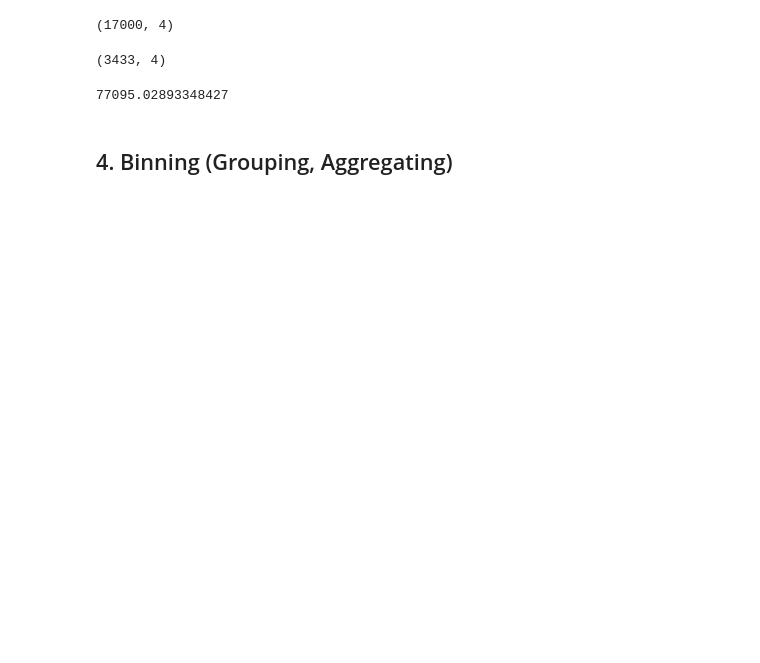
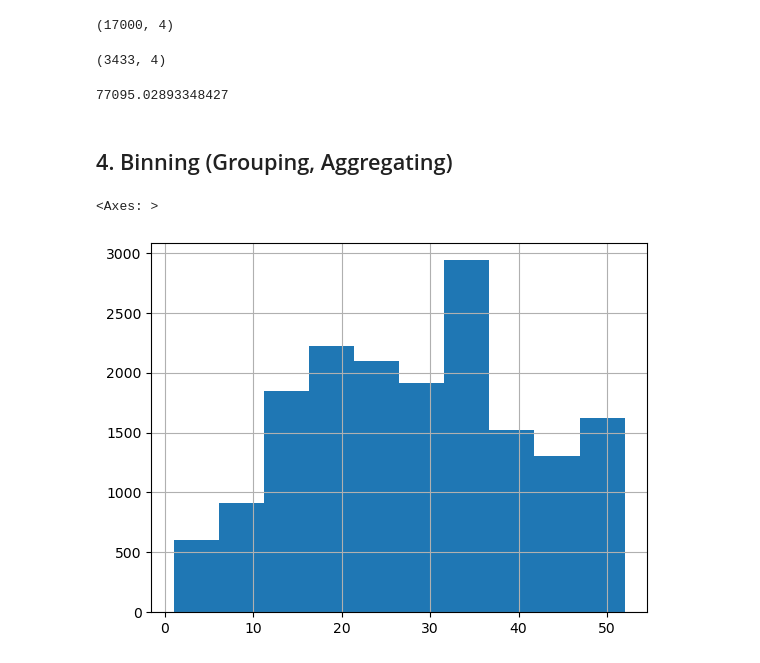
Before and after one commit to amenhasfaw/DPFE, a Jupyter notebook: CODE/Feature Engineering.ipynb, the cells around one changed output. Saved outputs shown, nothing was run; the diff lists cells and outputs as text; code cells hidden in the pictures; blank space fills up the shorter version.

```diff
--- a/CODE/Feature Engineering.ipynb
+++ b/CODE/Feature Engineering.ipynb
@@ -346,3 +346,8 @@ mean_absolute_error(y_test,lineardummy_test_prediction)
 77095.02893348427
 # %% [markdown]
 ## 4. Binning (Grouping, Aggregating)
+# %%
+train_df['housing_median_age'].hist()
+# %% [output]
+<Axes: >
+[figure, added]
```
Also changed, not shown: parts of 10 cells of this notebook.
